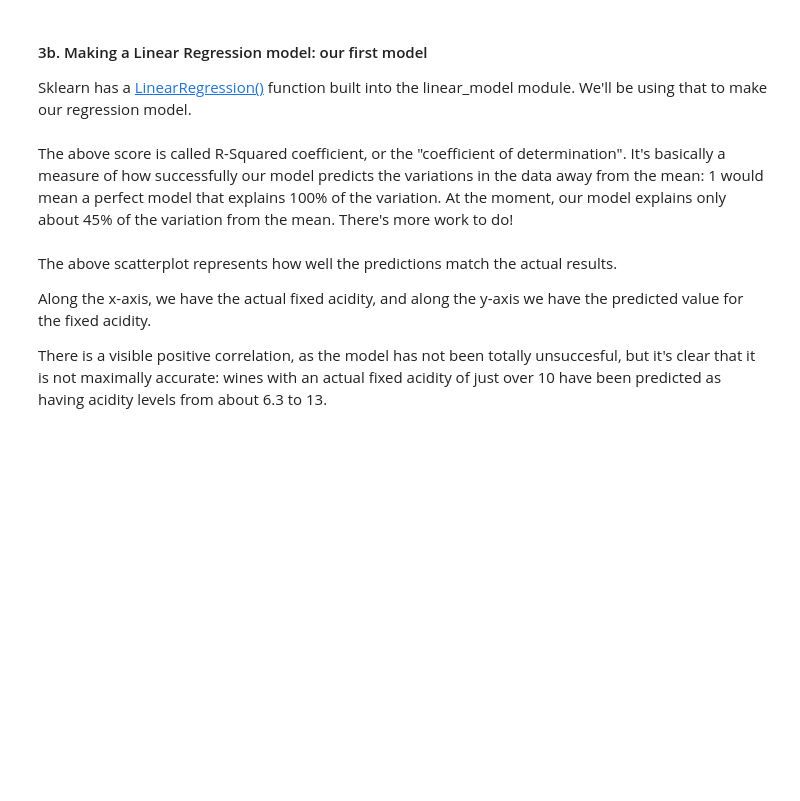
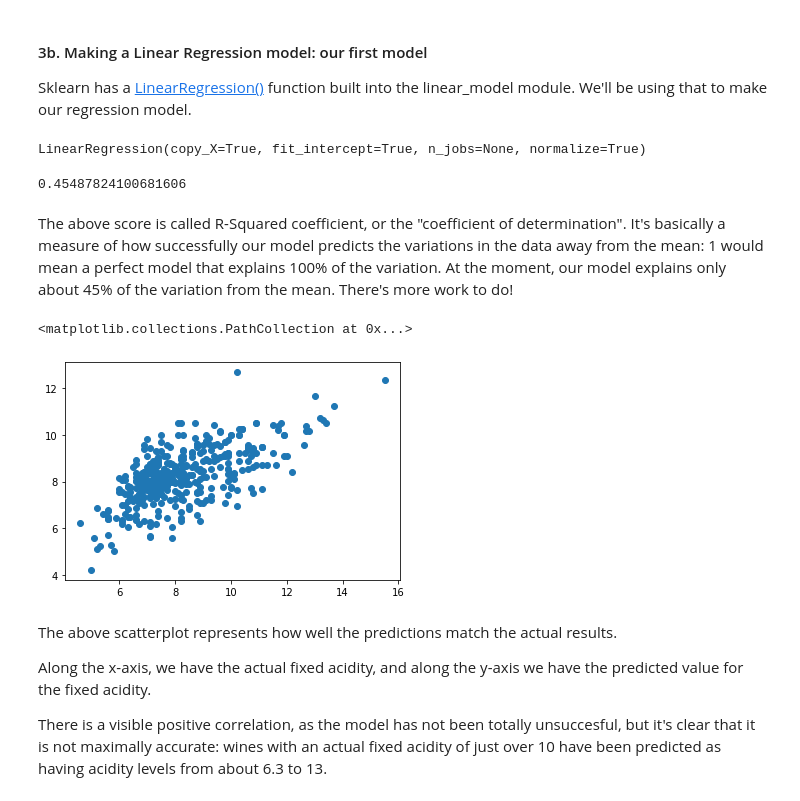
Before and after one commit to abhiram540/Linear-Regression-Case-Study, a Jupyter notebook: Springboard Regression Case Study - the Red Wine Dataset - Tier 3.ipynb, the cells around one changed output. Drawn from its saved outputs; the diff is of its cells as text; code cells hidden in the pictures; blank space fills up the shorter version.

Commit message:
Making Linear Regression models
Making Linear Regression models

```diff
--- a/Springboard Regression Case Study - the Red Wine Dataset - Tier 3.ipynb
+++ b/Springboard Regression Case Study - the Red Wine Dataset - Tier 3.ipynb
@@ -288,21 +288,28 @@ print(X_test.shape, y_test.shape)
 Sklearn has a [LinearRegression()](https://scikit-learn.org/stable/modules/generated/sklearn.linear_model.LinearRegression.html) function built into the linear_model module. We'll be using that to make our regression model.
 # %%
 # Create the model: make a variable called rModel, and use it linear_model.LinearRegression appropriately
-_ _ _
+rModel = linear_model.LinearRegression(normalize=True)
 # %%
 # We now want to train the model on our test data.
-_ _ _
+rModel.fit(X_train, y_train)
+# %% [output]
+LinearRegression(copy_X=True, fit_intercept=True, n_jobs=None, normalize=True)
 # %%
 # Evaluate the model
-_ _ _
+print(rModel.score(X_train, y_train))
+# %% [output]
+0.45487824100681606
 # %% [markdown]
 The above score is called R-Squared coefficient, or the "coefficient of determination". It's basically a measure of how successfully our model predicts the variations in the data away from the mean: 1 would mean a perfect model that explains 100% of the variation. At the moment, our model explains only about 45% of the variation from the mean. There's more work to do!
 # %%
 # Use the model to make predictions about our test data
-_ _ _
+y_pred = rModel.predict(X_test)
 # %%
 # Let's plot the predictions against the actual result. Use scatter()
-_ _ _
+plt.scatter(y_test,y_pred)
+# %% [output]
+<matplotlib.collections.PathCollection at 0x...>
+[figure, added]
 # %% [markdown]
 The above scatterplot represents how well the predictions match the actual results.
 
```
Also changed, not shown: parts of 5 cells of this notebook.
